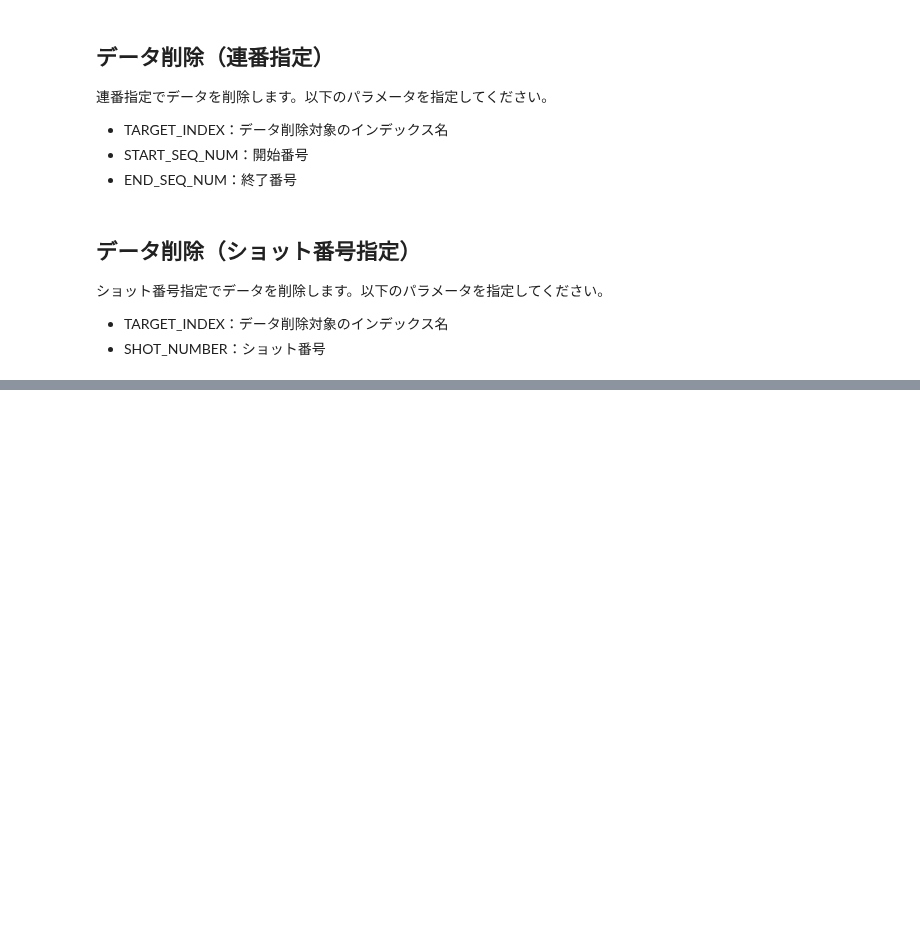
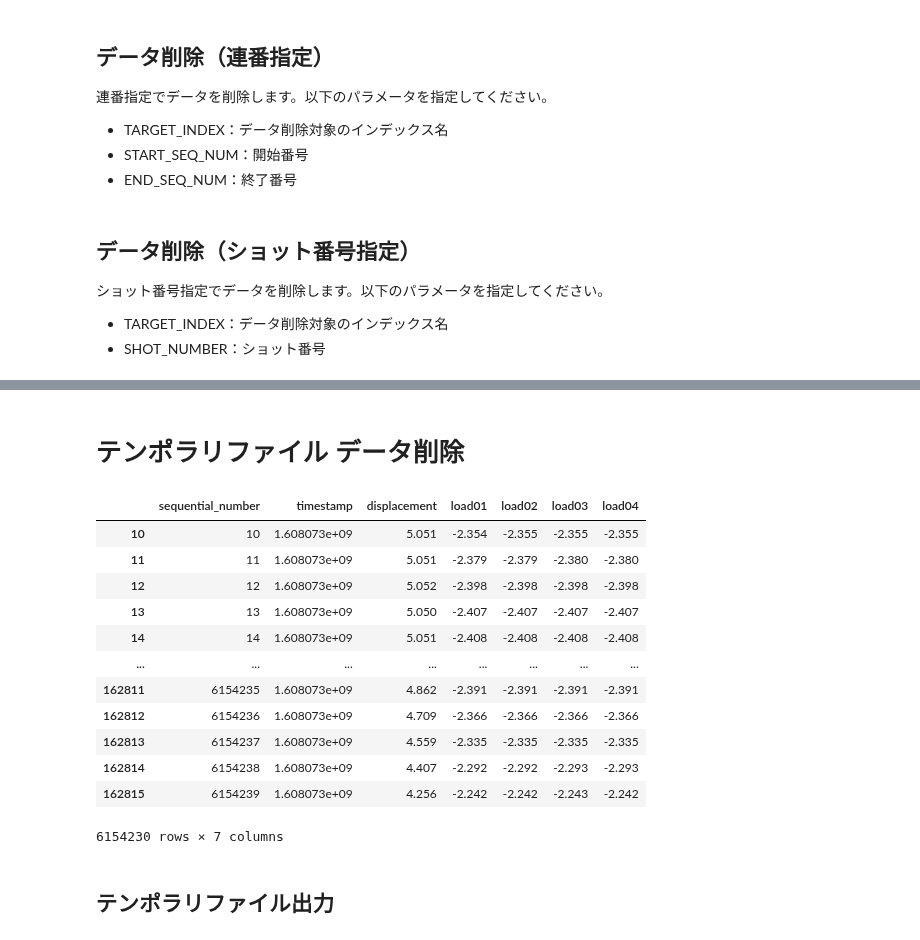
Before and after one commit to ymiyamoto5/data-analysis-platform-bak, a Jupyter notebook: notebooks/operation.ipynb, the cells around one changed output, grey strips where cells are left out. Cells and saved outputs as stored; diff of their text form; code cells hidden in the pictures; blank space fills up the shorter version.

```diff
--- a/notebooks/operation.ipynb
+++ b/notebooks/operation.ipynb
@@ -57,0 +60,17 @@ ElasticManager.delete_data_by_shot_num(index=TARGET_INDEX, shot_number=SHOT_NUMB
+# %%
+import glob
+
+# テンポラリファイル読み込み
+target_dir = "/home/ymiyamoto5/h-one-experimental-system/shared/data/20210201151814"
+
+pickle_file_list = glob.glob(os.path.join(target_dir, "*.pkl"))
+pickle_file_list.sort()
+
+rawdata_df = pd.DataFrame()
+
+for pickle_file in pickle_file_list:
+    pickle_df = pd.read_pickle(pickle_file)
+    rawdata_df = pd.concat([rawdata_df, pickle_df], axis=0)
+
+rawdata_df.reset_index()
+print(f"データ数: {len(rawdata_df)}")
@@ -57,0 +88,21 @@ ElasticManager.delete_data_by_shot_num(index=TARGET_INDEX, shot_number=SHOT_NUMB
+# %% [markdown]
+# テンポラリファイル データ削除
+# %%
+rawdata_df_fixed = rawdata_df[10:] # 最初の10サンプル以外を取り出し
+rawdata_df_fixed
+# %% [output]
+|  | sequential_number | timestamp | displacement | load01 | load02 | load03 | load04 |
+| 10 | 10 | 1.608073e+09 | 5.051 | -2.354 | -2.355 | -2.355 | -2.355 |
+| 11 | 11 | 1.608073e+09 | 5.051 | -2.379 | -2.379 | -2.380 | -2.380 |
+| 12 | 12 | 1.608073e+09 | 5.052 | -2.398 | -2.398 | -2.398 | -2.398 |
+| 13 | 13 | 1.608073e+09 | 5.050 | -2.407 | -2.407 | -2.407 | -2.407 |
+| 14 | 14 | 1.608073e+09 | 5.051 | -2.408 | -2.408 | -2.408 | -2.408 |
+| ... | ... | ... | ... | ... | ... | ... | ... |
+| 162811 | 6154235 | 1.608073e+09 | 4.862 | -2.391 | -2.391 | -2.391 | -2.391 |
+| 162812 | 6154236 | 1.608073e+09 | 4.709 | -2.366 | -2.366 | -2.366 | -2.366 |
+| 162813 | 6154237 | 1.608073e+09 | 4.559 | -2.335 | -2.335 | -2.335 | -2.335 |
+| 162814 | 6154238 | 1.608073e+09 | 4.407 | -2.292 | -2.292 | -2.293 | -2.293 |
+| 162815 | 6154239 | 1.608073e+09 | 4.256 | -2.242 | -2.242 | -2.243 | -2.242 |
+6154230 rows × 7 columns
+# %% [markdown]
+## テンポラリファイル出力
```
Also changed, not shown: parts of 4 cells of this notebook, 5 other files.
